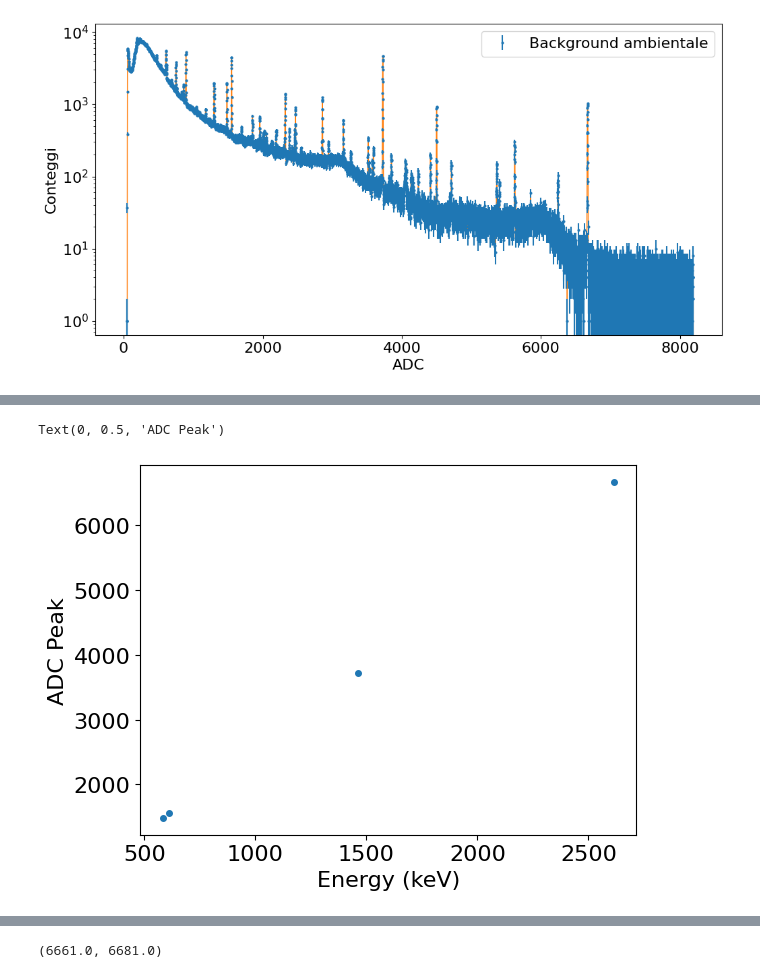
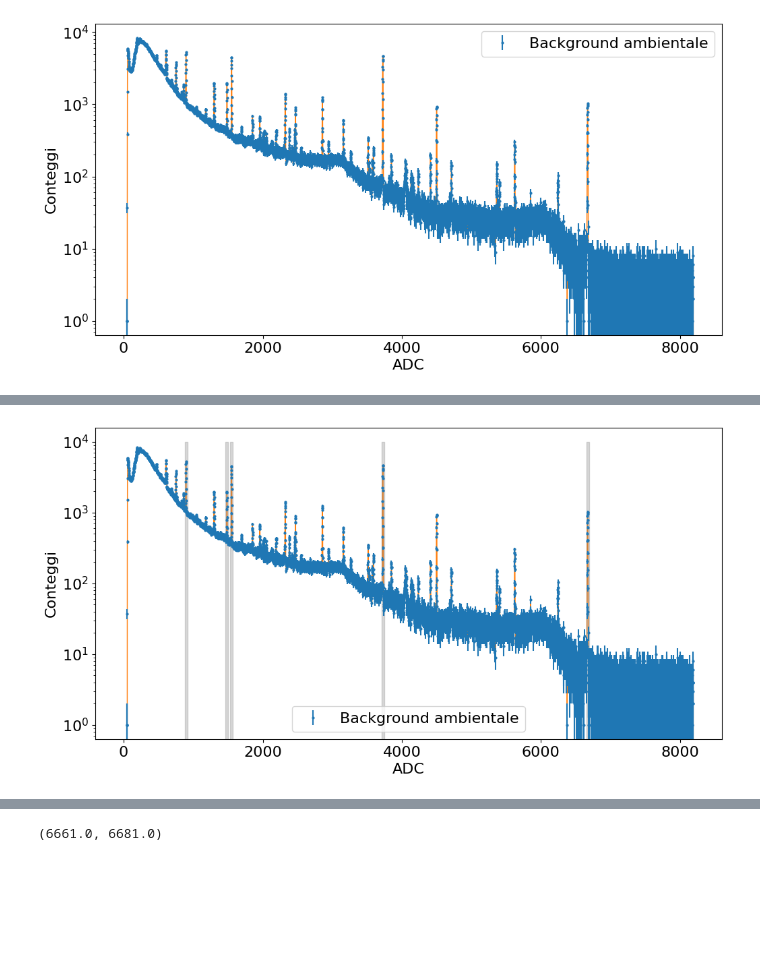
Before and after one commit to cerasole/EnvironmentalRadioactivity, a Jupyter notebook: Notebooks/SpectralFitHPGe.ipynb, the cells around one changed output, grey strips where cells are left out. Drawn from its saved outputs; the diff is of its cells as text; code cells hidden in the pictures; blank space fills up the shorter version.

```diff
--- a/Notebooks/SpectralFitHPGe.ipynb
+++ b/Notebooks/SpectralFitHPGe.ipynb
@@ -96,14 +96,24 @@ ax.set_xlim(500, 1000)
-# %%
-adc_peaks = [1484, 1552, 3727, 6671]
-energy_peaks = [583, 609, 1460, 2614]
-adc_peaks_err = [2, 2, 2, 2]
-
-plt.errorbar(energy_peaks, adc_peaks, yerr = adc_peaks_err, ls = "None", marker = "o", ms = 4)
-plt.xlabel("Energy (keV)")
-plt.ylabel("ADC Peak")
-# %% [output]
-Text(0, 0.5, 'ADC Peak')
-[figure, removed]
+# %%
+adc_peaks = np.array([897, 1484, 1552, 3727, 6671], dtype = np.float64)
+energy_peaks = np.array([351.9, 583, 609.3, 1460, 2614.7])
+adc_peaks_err = np.array([2, 2, 2, 2, 2], dtype = np.float64)
+
+fig, ax = plt.subplots(figsize = (12, 6))
+ax.errorbar(x = data.adc, y = data.counts, yerr = data.counts_err, ls = "None", marker = "o", ms = 2, label = "Background ambientale")
+ax.stairs(data.counts, data.bin_edges)
+ax.set_yscale("log")
+ax.set_xlabel("ADC")
+ax.set_ylabel("Conteggi")
+ax.legend();
+
+for i in range(len(adc_peaks)):
+  ax.fill_between(
+      y1 = [10000, 10000],
+      y2 = [0, 0],
+      x = [adc_peaks[i] - 10*adc_peaks_err[i], adc_peaks[i] + 10*adc_peaks_err[i]],
+          color = "gray", alpha = 0.3)
+# %% [output]
+[figure, added]
 # %%
 def gaus (x, A, mu, sigma):
   return A * np.exp(-(x - mu)**2 / (2 * sigma**2))
```
Also changed, not shown: parts of 12 cells of this notebook.
